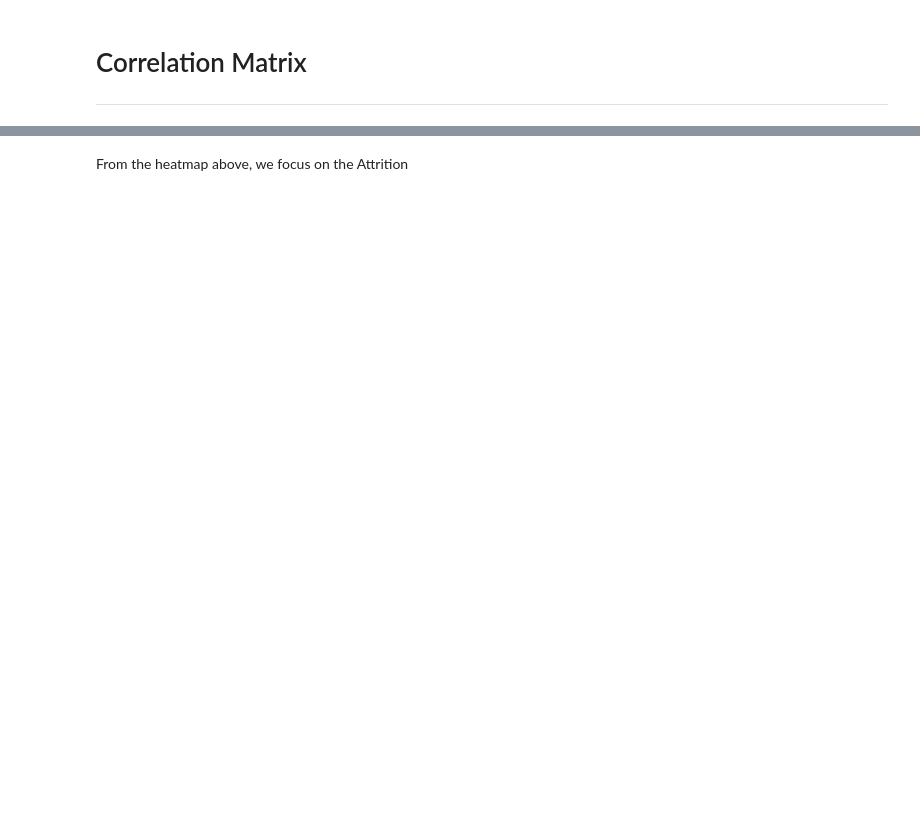
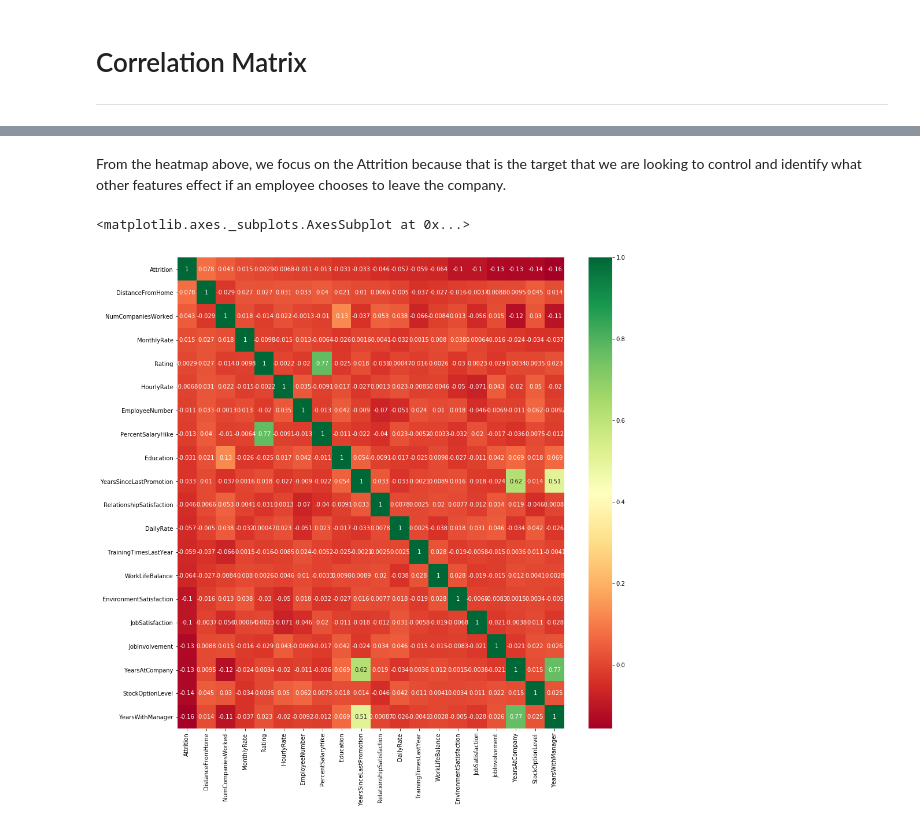
Before and after one commit to lmarston12/Company_Turnover_Project, a Jupyter notebook: IBM_Company_Turnover.ipynb, the cells around one changed output, grey strips where cells are left out. Drawn from its saved outputs; the diff is of its cells as text; code cells hidden in the pictures; blank space fills up the shorter version.

```diff
--- a/IBM_Company_Turnover.ipynb
+++ b/IBM_Company_Turnover.ipynb
@@ -311,6 +337,11 @@ YearsSinceLastPromotion      int64
 YearsWithManager             int64
 Attrition                    int64
 dtype: object
+# %%
+from sklearn.preprocessing import LabelEncoder
+
+label = LabelEncoder()
+df["Attrition"] = label.fit_transform(df.Attrition)
 # %% [markdown]
 # Correlation Matrix
 ***
@@ -380,2 +378,9 @@ corr
-# %% [markdown]
-From the heatmap above, we focus on the Attrition
+# %% [markdown]
+From the heatmap above, we focus on the Attrition because that is the target that we are looking to control and identify what other features effect if an employee chooses to leave the company.
+# %%
+col = df.corr().nlargest(20, "Attrition").Attrition.index
+plt.figure(figsize=(15, 15))
+sns.heatmap(df[col].corr(), annot=True, cmap="RdYlGn", annot_kws={"size":10})
+# %% [output]
+<matplotlib.axes._subplots.AxesSubplot at 0x...>
+[figure, added]
```
Also changed, not shown: parts of 16 cells of this notebook.
